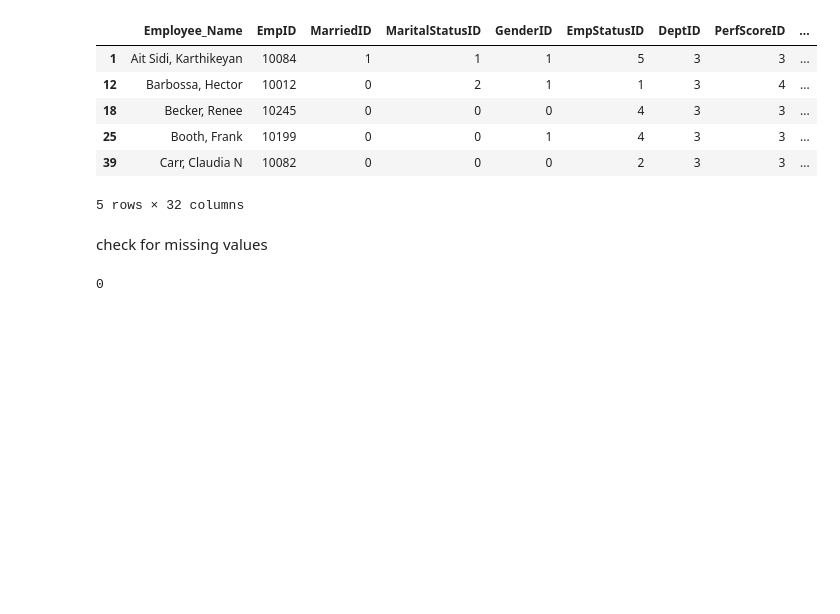
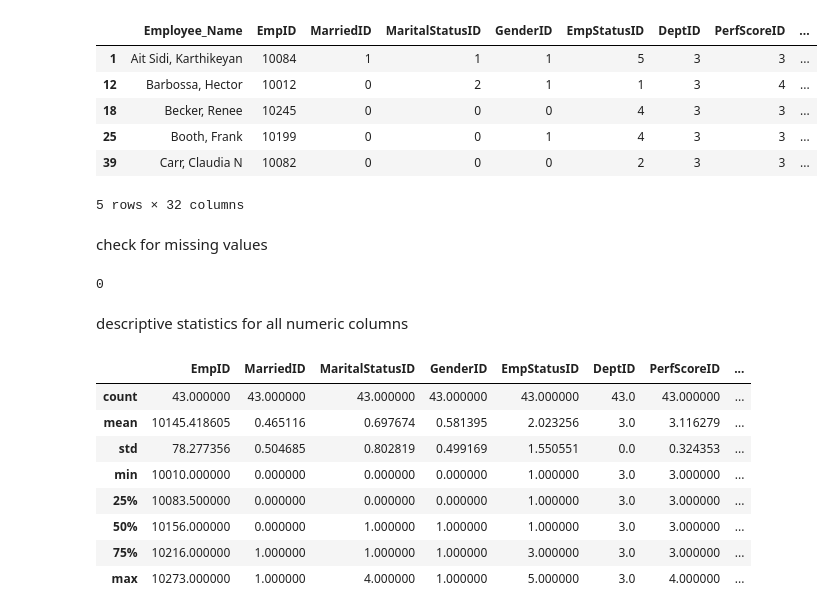
Before and after one commit to victsin/pythonProject, a Jupyter notebook: employees.ipynb, the cells around one changed output. Cells and saved outputs as stored; diff of their text form; code cells hidden in the pictures; blank space fills up the shorter version.

```diff
--- a/employees.ipynb
+++ b/employees.ipynb
@@ -39,3 +43,17 @@ check for missing values
 print(final_df.isnull().sum().sum())
 # %% [output]
 0
+# %% [markdown]
+descriptive statistics for all numeric columns
+# %%
+final_df.describe()
+# %% [output]
+|  | EmpID | MarriedID | MaritalStatusID | GenderID | EmpStatusID | DeptID | PerfScoreID | ... |
+| count | 43.000000 | 43.000000 | 43.000000 | 43.000000 | 43.000000 | 43.0 | 43.000000 | ... |
+| mean | 10145.418605 | 0.465116 | 0.697674 | 0.581395 | 2.023256 | 3.0 | 3.116279 | ... |
+| std | 78.277356 | 0.504685 | 0.802819 | 0.499169 | 1.550551 | 0.0 | 0.324353 | ... |
+| min | 10010.000000 | 0.000000 | 0.000000 | 0.000000 | 1.000000 | 3.0 | 3.000000 | ... |
+| 25% | 10083.500000 | 0.000000 | 0.000000 | 0.000000 | 1.000000 | 3.0 | 3.000000 | ... |
+| 50% | 10156.000000 | 0.000000 | 1.000000 | 1.000000 | 1.000000 | 3.0 | 3.000000 | ... |
+| 75% | 10216.000000 | 1.000000 | 1.000000 | 1.000000 | 3.000000 | 3.0 | 3.000000 | ... |
+| max | 10273.000000 | 1.000000 | 4.000000 | 1.000000 | 5.000000 | 3.0 | 4.000000 | ... |
```
Also changed, not shown: parts of 6 cells of this notebook.
